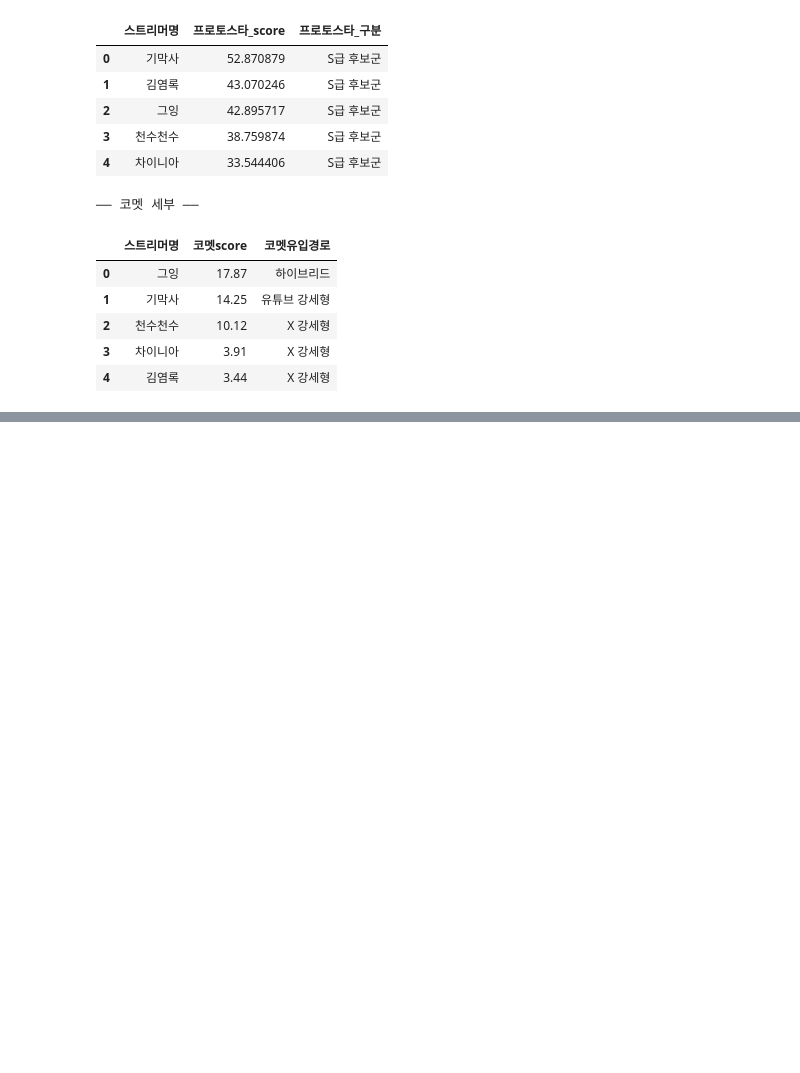
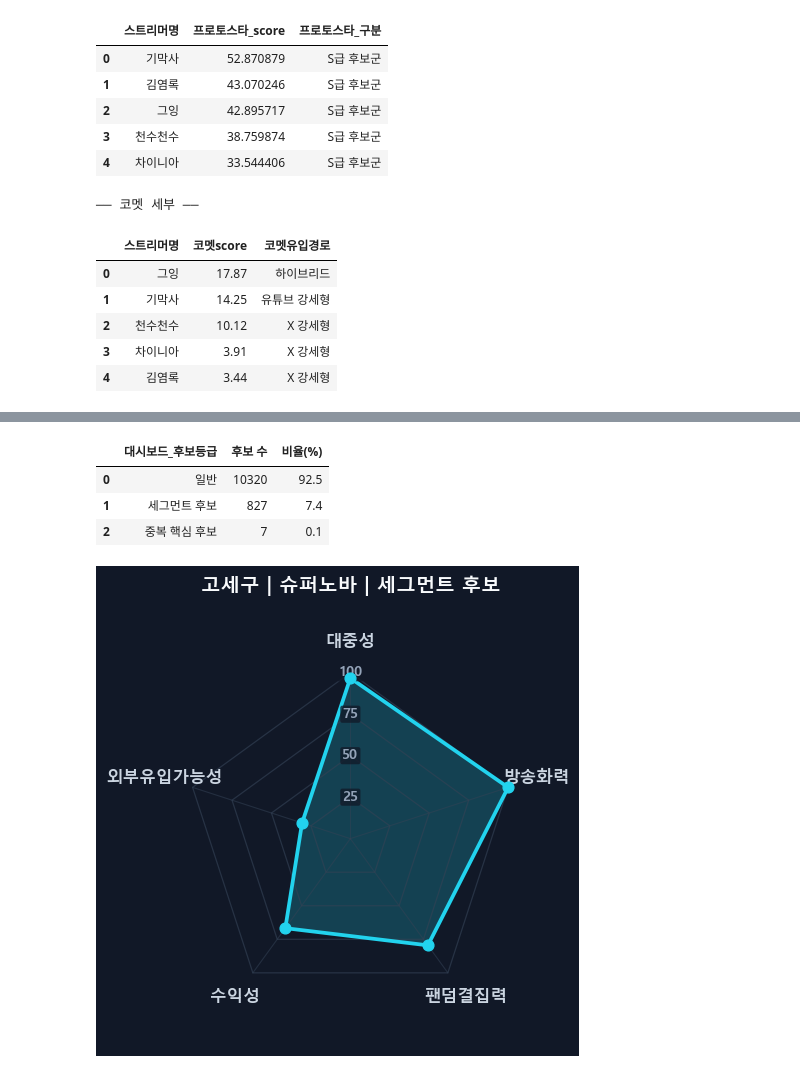
Before and after one commit to LeeSeungBok404/sparta17_data11_final_project, a Jupyter notebook: notebooks/KSI/04.분석결과/260508_세그먼트_통합정리본.ipynb, the cells around one changed output, grey strips where cells are left out. Saved outputs shown, nothing was run; the diff lists cells and outputs as text; code cells hidden in the pictures; blank space fills up the shorter version.

```diff
--- a/notebooks/KSI/04.분석결과/260508_세그먼트_통합정리본.ipynb
+++ b/notebooks/KSI/04.분석결과/260508_세그먼트_통합정리본.ipynb
@@ -2054,0 +2699,20 @@ display(comet_overlap)
+# %%
+# 대시보드 후보등급별 개수 + 비율 확인
+dashboard_grade_count = (
+    dashboard_candidate_table["대시보드_후보등급"]
+    .value_counts()
+    .reset_index()
+)
+
+dashboard_grade_count.columns = ["대시보드_후보등급", "후보 수"]
+
+dashboard_grade_count["비율(%)"] = (
+    dashboard_grade_count["후보 수"] / len(dashboard_candidate_table) * 100
+).round(1)
+
+display(dashboard_grade_count)
+# %% [output]
+|  | 대시보드_후보등급 | 후보 수 | 비율(%) |
+| 0 | 일반 | 10320 | 92.5 |
+| 1 | 세그먼트 후보 | 827 | 7.4 |
+| 2 | 중복 핵심 후보 | 7 | 0.1 |
@@ -2054,0 +2888,4 @@ display(comet_overlap)
+# %%
+plot_candidate_pentagon_radar("고세구")
+# %% [output]
+[figure, added]
```
Also changed, not shown: parts of 3 cells of this notebook.
